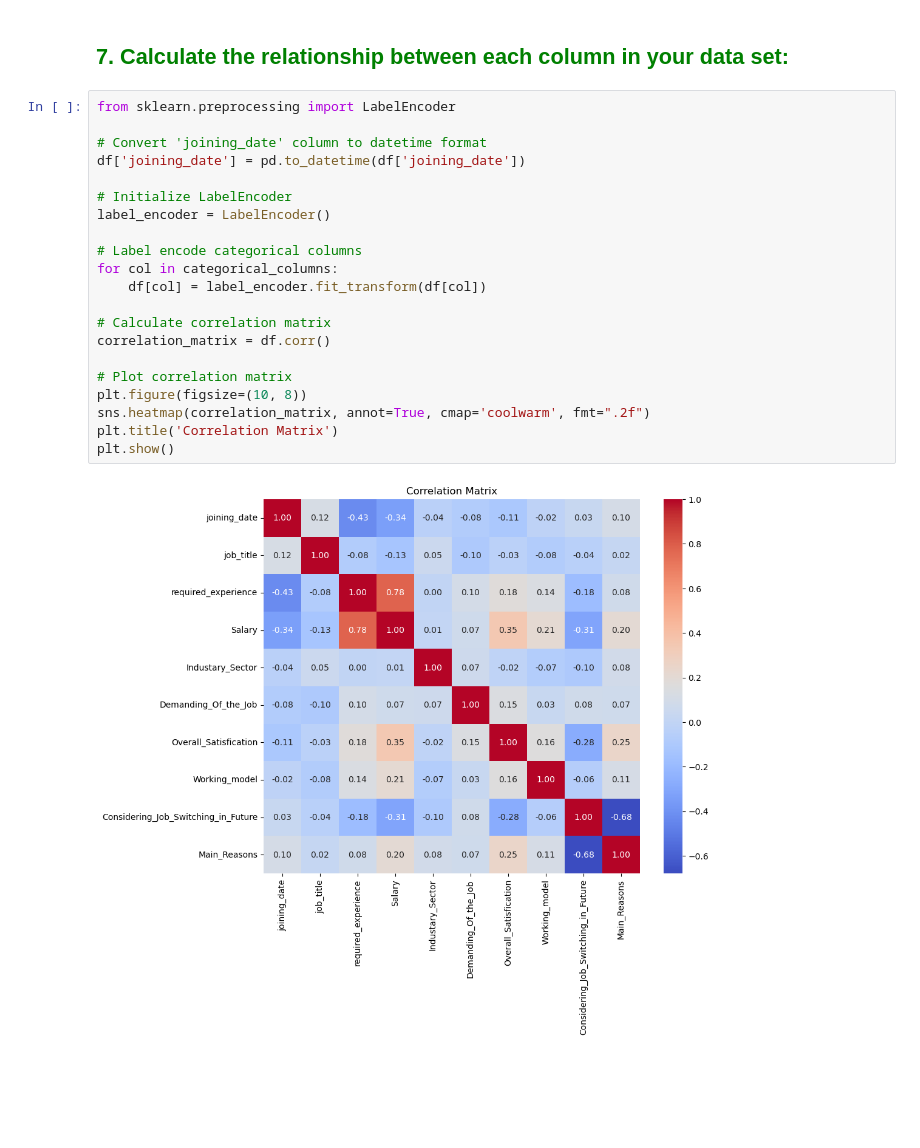
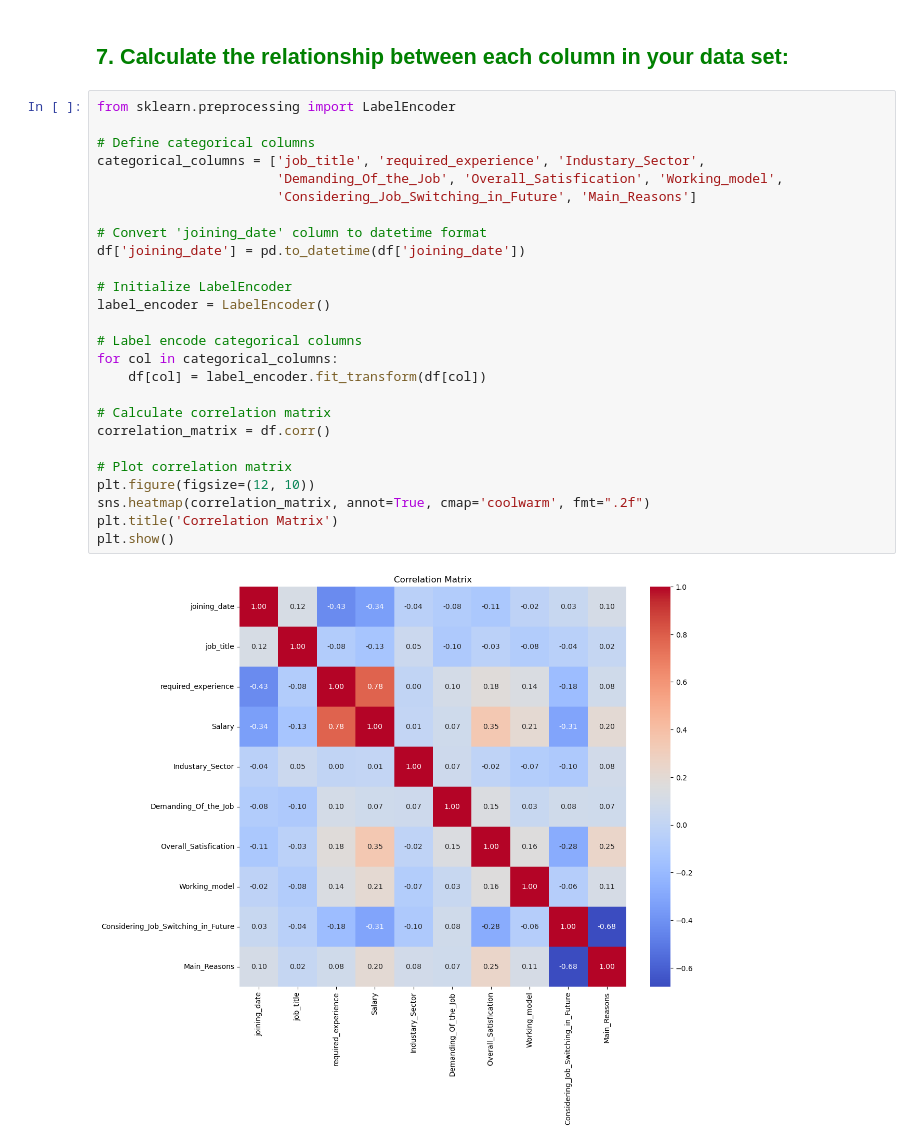
Before and after one commit to MDalamin5/Data-Science-ML, a Jupyter notebook: CSE445/Assignments/Assignment-1/Assignment-1.ipynb, the cells around one changed output. Saved outputs shown, nothing was run; the diff lists cells and outputs as text; blank space fills up the shorter version.

```diff
--- a/CSE445/Assignments/Assignment-1/Assignment-1.ipynb
+++ b/CSE445/Assignments/Assignment-1/Assignment-1.ipynb
@@ -82,24 +75,29 @@ Yes, Scaling might be necessary depending on the range and distribution of the n
 <h2 style="color:green">7. Calculate the relationship between each column in your data set:</h2>
 # %%
 from sklearn.preprocessing import LabelEncoder
+
+# Define categorical columns
+categorical_columns = ['job_title', 'required_experience', 'Industary_Sector',
+                       'Demanding_Of_the_Job', 'Overall_Satisfication', 'Working_model',
+                       'Considering_Job_Switching_in_Future', 'Main_Reasons']
 
 # Convert 'joining_date' column to datetime format
 df['joining_date'] = pd.to_datetime(df['joining_date'])
 
 # Initialize LabelEncoder
 label_encoder = LabelEncoder()
 
 # Label encode categorical columns
 for col in categorical_columns:
     df[col] = label_encoder.fit_transform(df[col])
 
 # Calculate correlation matrix
 correlation_matrix = df.corr()
 
 # Plot correlation matrix
-plt.figure(figsize=(10, 8))
+plt.figure(figsize=(12, 10))
 sns.heatmap(correlation_matrix, annot=True, cmap='coolwarm', fmt=".2f")
 plt.title('Correlation Matrix')
 plt.show()
 # %% [output]
-[figure, old version]
+[figure, new version]
```
Also changed, not shown: parts of 1 cell of this notebook, 4 other files.
